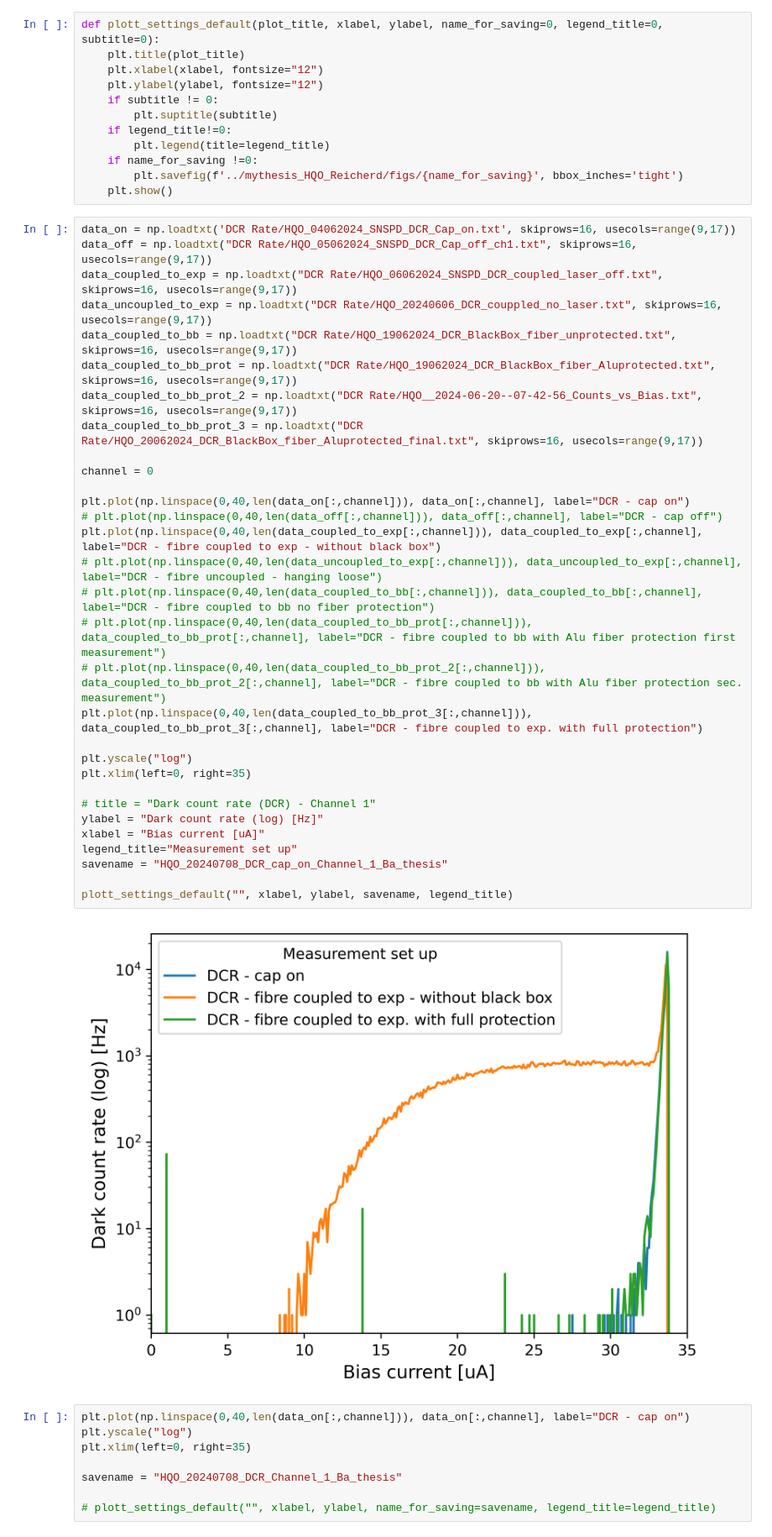
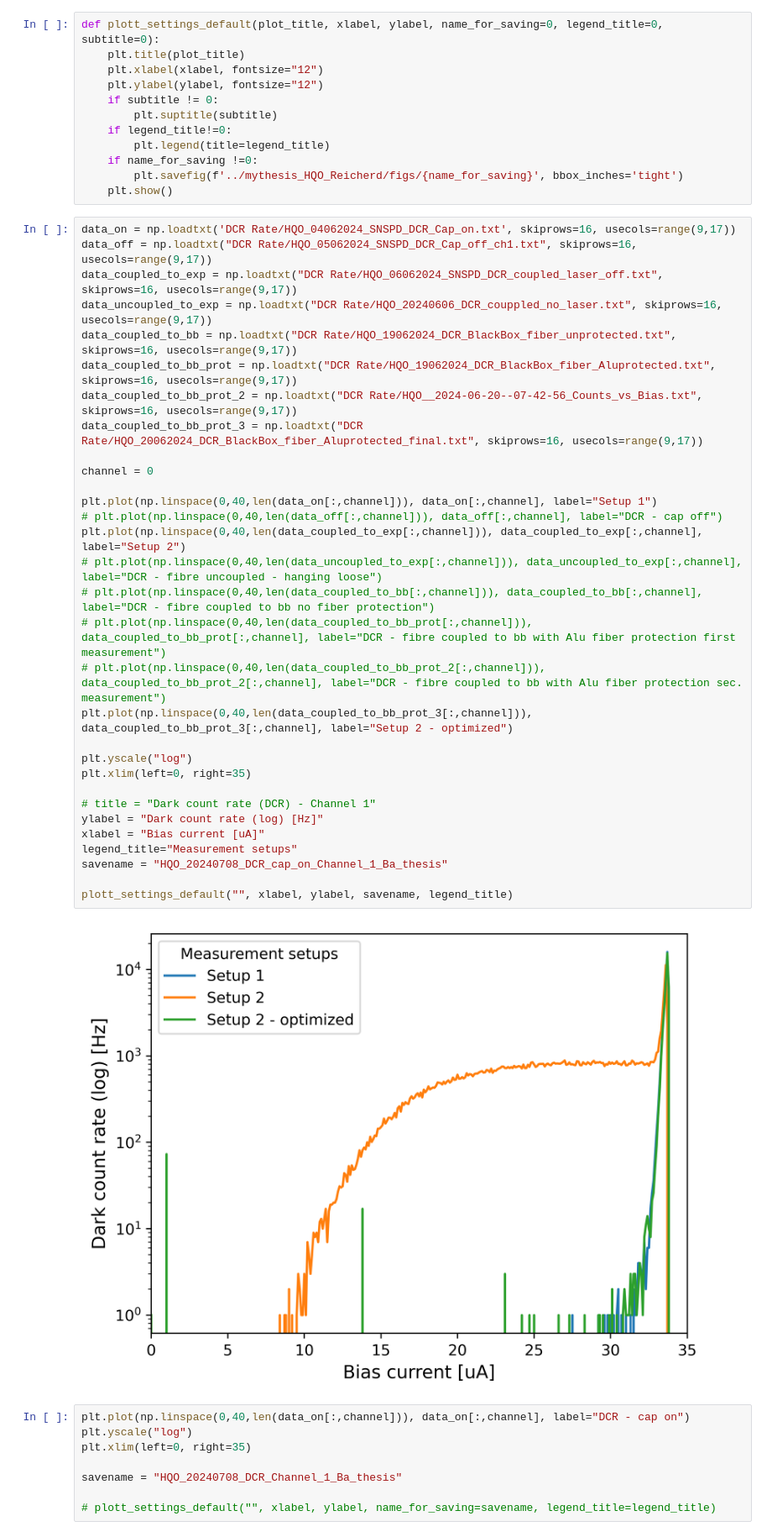
Before and after one commit to MXM1796/Bachelor_thesis_24, a Jupyter notebook: Porgramming/DCR_evaluation.ipynb, the cells around one changed output. Shown at 84% size. Saved outputs shown, nothing was run; the diff lists cells and outputs as text.

```diff
--- a/Porgramming/DCR_evaluation.ipynb
+++ b/Porgramming/DCR_evaluation.ipynb
@@ -21,36 +21,36 @@ def plott_settings_default(plot_title, xlabel, ylabel, name_for_saving=0, legend
 # %%
 data_on = np.loadtxt('DCR Rate/HQO_04062024_SNSPD_DCR_Cap_on.txt', skiprows=16, usecols=range(9,17))
 data_off = np.loadtxt("DCR Rate/HQO_05062024_SNSPD_DCR_Cap_off_ch1.txt", skiprows=16, usecols=range(9,17))
 data_coupled_to_exp = np.loadtxt("DCR Rate/HQO_06062024_SNSPD_DCR_coupled_laser_off.txt", skiprows=16, usecols=range(9,17))
 data_uncoupled_to_exp = np.loadtxt("DCR Rate/HQO_20240606_DCR_couppled_no_laser.txt", skiprows=16, usecols=range(9,17))
 data_coupled_to_bb = np.loadtxt("DCR Rate/HQO_19062024_DCR_BlackBox_fiber_unprotected.txt", skiprows=16, usecols=range(9,17))
 data_coupled_to_bb_prot = np.loadtxt("DCR Rate/HQO_19062024_DCR_BlackBox_fiber_Aluprotected.txt", skiprows=16, usecols=range(9,17))
 data_coupled_to_bb_prot_2 = np.loadtxt("DCR Rate/HQO__2024-06-20--07-42-56_Counts_vs_Bias.txt", skiprows=16, usecols=range(9,17))
 data_coupled_to_bb_prot_3 = np.loadtxt("DCR Rate/HQO_20062024_DCR_BlackBox_fiber_Aluprotected_final.txt", skiprows=16, usecols=range(9,17))
 
 channel = 0
 
-plt.plot(np.linspace(0,40,len(data_on[:,channel])), data_on[:,channel], label="DCR - cap on")
+plt.plot(np.linspace(0,40,len(data_on[:,channel])), data_on[:,channel], label="Setup 1")
 # plt.plot(np.linspace(0,40,len(data_off[:,channel])), data_off[:,channel], label="DCR - cap off")
-plt.plot(np.linspace(0,40,len(data_coupled_to_exp[:,channel])), data_coupled_to_exp[:,channel], label="DCR - fibre coupled to exp - without black box")
+plt.plot(np.linspace(0,40,len(data_coupled_to_exp[:,channel])), data_coupled_to_exp[:,channel], label="Setup 2")
 # plt.plot(np.linspace(0,40,len(data_uncoupled_to_exp[:,channel])), data_uncoupled_to_exp[:,channel], label="DCR - fibre uncoupled - hanging loose")
 # plt.plot(np.linspace(0,40,len(data_coupled_to_bb[:,channel])), data_coupled_to_bb[:,channel], label="DCR - fibre coupled to bb no fiber protection")
 # plt.plot(np.linspace(0,40,len(data_coupled_to_bb_prot[:,channel])), data_coupled_to_bb_prot[:,channel], label="DCR - fibre coupled to bb with Alu fiber protection first measurement")
 # plt.plot(np.linspace(0,40,len(data_coupled_to_bb_prot_2[:,channel])), data_coupled_to_bb_prot_2[:,channel], label="DCR - fibre coupled to bb with Alu fiber protection sec. measurement")
-plt.plot(np.linspace(0,40,len(data_coupled_to_bb_prot_3[:,channel])), data_coupled_to_bb_prot_3[:,channel], label="DCR - fibre coupled to exp. with full protection")
+plt.plot(np.linspace(0,40,len(data_coupled_to_bb_prot_3[:,channel])), data_coupled_to_bb_prot_3[:,channel], label="Setup 2 - optimized")
 
 plt.yscale("log")
 plt.xlim(left=0, right=35)
 
 # title = "Dark count rate (DCR) - Channel 1"
 ylabel = "Dark count rate (log) [Hz]"
 xlabel = "Bias current [uA]"
-legend_title="Measurement set up"
+legend_title="Measurement setups"
 savename = "HQO_20240708_DCR_cap_on_Channel_1_Ba_thesis"
 
 plott_settings_default("", xlabel, ylabel, savename, legend_title)
 # %% [output]
-[figure, old version]
+[figure, new version]
 # %%
 plt.plot(np.linspace(0,40,len(data_on[:,channel])), data_on[:,channel], label="DCR - cap on")
 plt.yscale("log")
```
Also changed, not shown: 21 other files.
